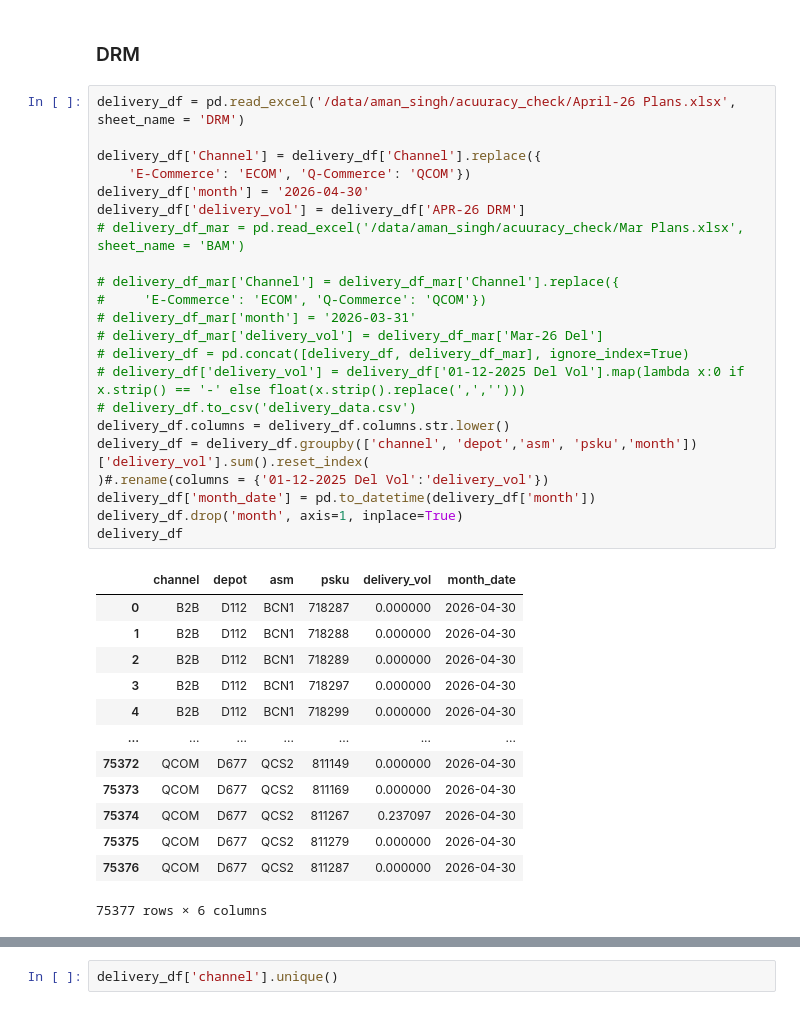
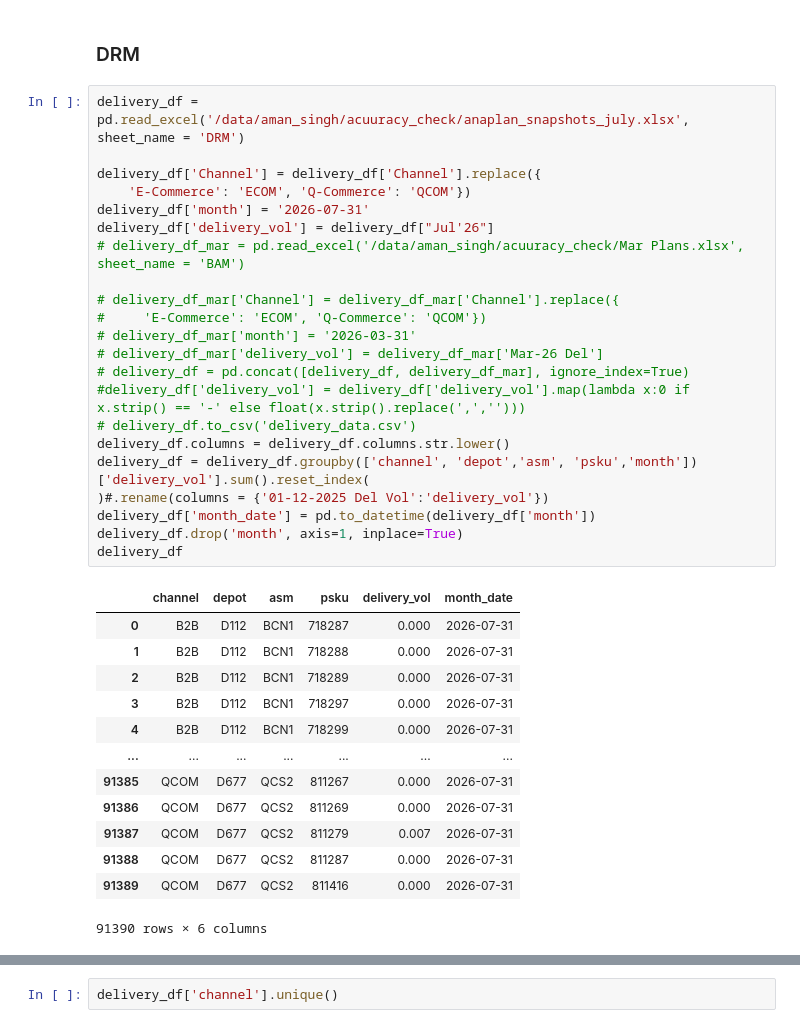
Before and after one commit to DSAmanSingh/collate_results_2, a Jupyter notebook: ALL Channels Accuracy_fva.ipynb, the cells around one changed output, grey strips where cells are left out. Cells and saved outputs as stored; diff of their text form.

```diff
--- a/ALL Channels Accuracy_fva.ipynb
+++ b/ALL Channels Accuracy_fva.ipynb
@@ -828,41 +164,41 @@ df['channel'] = df['channel'].str.upper()
 # %% [markdown]
 ### DRM
 # %%
-delivery_df = pd.read_excel('/data/aman_singh/acuuracy_check/April-26 Plans.xlsx', sheet_name = 'DRM')
+delivery_df = pd.read_excel('/data/aman_singh/acuuracy_check/anaplan_snapshots_july.xlsx', sheet_name = 'DRM')
 
 delivery_df['Channel'] = delivery_df['Channel'].replace({
     'E-Commerce': 'ECOM', 'Q-Commerce': 'QCOM'})
-delivery_df['month'] = '2026-04-30'
-delivery_df['delivery_vol'] = delivery_df['APR-26 DRM']
+delivery_df['month'] = '2026-07-31'
+delivery_df['delivery_vol'] = delivery_df["Jul'26"]
 # delivery_df_mar = pd.read_excel('/data/aman_singh/acuuracy_check/Mar Plans.xlsx', sheet_name = 'BAM')
 
 # delivery_df_mar['Channel'] = delivery_df_mar['Channel'].replace({
 #     'E-Commerce': 'ECOM', 'Q-Commerce': 'QCOM'})
 # delivery_df_mar['month'] = '2026-03-31'
 # delivery_df_mar['delivery_vol'] = delivery_df_mar['Mar-26 Del']
 # delivery_df = pd.concat([delivery_df, delivery_df_mar], ignore_index=True)
-# delivery_df['delivery_vol'] = delivery_df['01-12-2025 Del Vol'].map(lambda x:0 if x.strip() == '-' else float(x.strip().replace(',','')))
+#delivery_df['delivery_vol'] = delivery_df['delivery_vol'].map(lambda x:0 if x.strip() == '-' else float(x.strip().replace(',','')))
 # delivery_df.to_csv('delivery_data.csv')
 delivery_df.columns = delivery_df.columns.str.lower()
 delivery_df = delivery_df.groupby(['channel', 'depot','asm', 'psku','month'])['delivery_vol'].sum().reset_index(
 )#.rename(columns = {'01-12-2025 Del Vol':'delivery_vol'})
 delivery_df['month_date'] = pd.to_datetime(delivery_df['month'])
 delivery_df.drop('month', axis=1, inplace=True)
 delivery_df
 # %% [output]
 |  | channel | depot | asm | psku | delivery_vol | month_date |
-| 0 | B2B | D112 | BCN1 | 718287 | 0.000000 | 2026-04-30 |
-| 1 | B2B | D112 | BCN1 | 718288 | 0.000000 | 2026-04-30 |
-| 2 | B2B | D112 | BCN1 | 718289 | 0.000000 | 2026-04-30 |
-| 3 | B2B | D112 | BCN1 | 718297 | 0.000000 | 2026-04-30 |
-| 4 | B2B | D112 | BCN1 | 718299 | 0.000000 | 2026-04-30 |
+| 0 | B2B | D112 | BCN1 | 718287 | 0.000 | 2026-07-31 |
+| 1 | B2B | D112 | BCN1 | 718288 | 0.000 | 2026-07-31 |
+| 2 | B2B | D112 | BCN1 | 718289 | 0.000 | 2026-07-31 |
+| 3 | B2B | D112 | BCN1 | 718297 | 0.000 | 2026-07-31 |
+| 4 | B2B | D112 | BCN1 | 718299 | 0.000 | 2026-07-31 |
 | ... | ... | ... | ... | ... | ... | ... |
-| 75372 | QCOM | D677 | QCS2 | 811149 | 0.000000 | 2026-04-30 |
-| 75373 | QCOM | D677 | QCS2 | 811169 | 0.000000 | 2026-04-30 |
-| 75374 | QCOM | D677 | QCS2 | 811267 | 0.237097 | 2026-04-30 |
-| 75375 | QCOM | D677 | QCS2 | 811279 | 0.000000 | 2026-04-30 |
-| 75376 | QCOM | D677 | QCS2 | 811287 | 0.000000 | 2026-04-30 |
+| 91385 | QCOM | D677 | QCS2 | 811267 | 0.000 | 2026-07-31 |
+| 91386 | QCOM | D677 | QCS2 | 811269 | 0.000 | 2026-07-31 |
+| 91387 | QCOM | D677 | QCS2 | 811279 | 0.007 | 2026-07-31 |
+| 91388 | QCOM | D677 | QCS2 | 811287 | 0.000 | 2026-07-31 |
+| 91389 | QCOM | D677 | QCS2 | 811416 | 0.000 | 2026-07-31 |
-75377 rows × 6 columns
+91390 rows × 6 columns
 # %%
 delivery_df = delivery_df.groupby(['channel','depot', 'psku','month_date'])['delivery_vol'].sum().reset_index()
 delivery_df
```
Also changed, not shown: parts of 121 cells of this notebook, 9 other files.
